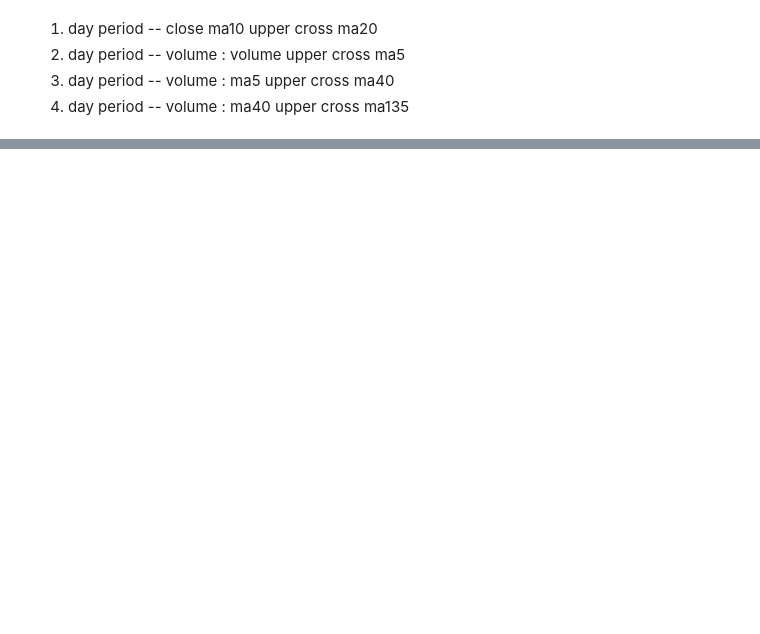
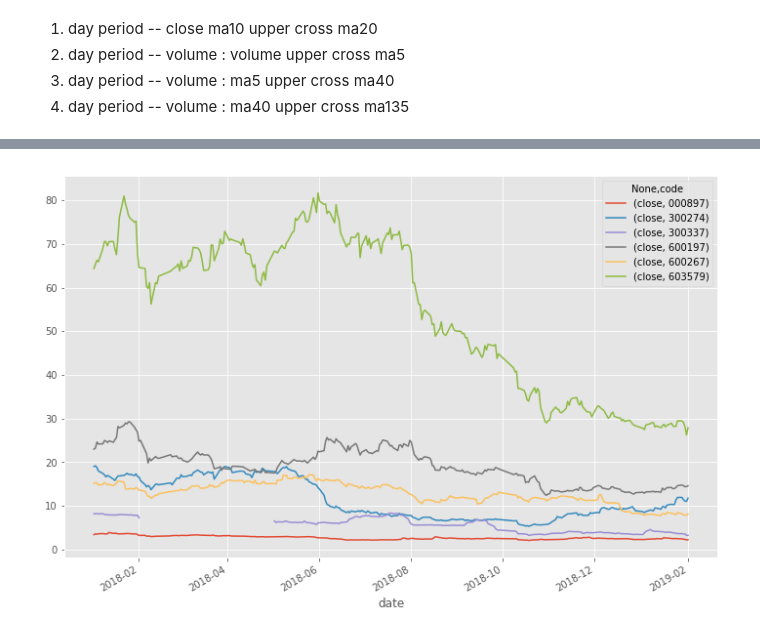
Before and after one commit to dxcv/strategy_research, a Jupyter notebook: simulation/select asset.ipynb, the cells around one changed output, grey strips where cells are left out. Saved outputs shown, nothing was run; the diff lists cells and outputs as text; code cells hidden in the pictures; blank space fills up the shorter version.

```diff
--- a/simulation/select asset.ipynb
+++ b/simulation/select asset.ipynb
@@ -70,0 +76,2 @@ ind[ind.buyTriple == 1]
+# %%
+code_signal = ind[ind.buyTriple == 1].index.get_level_values(1).tolist()
@@ -70,0 +109,6 @@ ind[ind.buyTriple == 1]
+# %%
+data_filtered = data.select_code(code_signal)
+# %%
+data_filtered.data.pivot_table(values=['close'], index=['date'], columns=['code']).plot();
+# %% [output]
+[figure, added]
```
Also changed, not shown: parts of 18 cells of this notebook.
